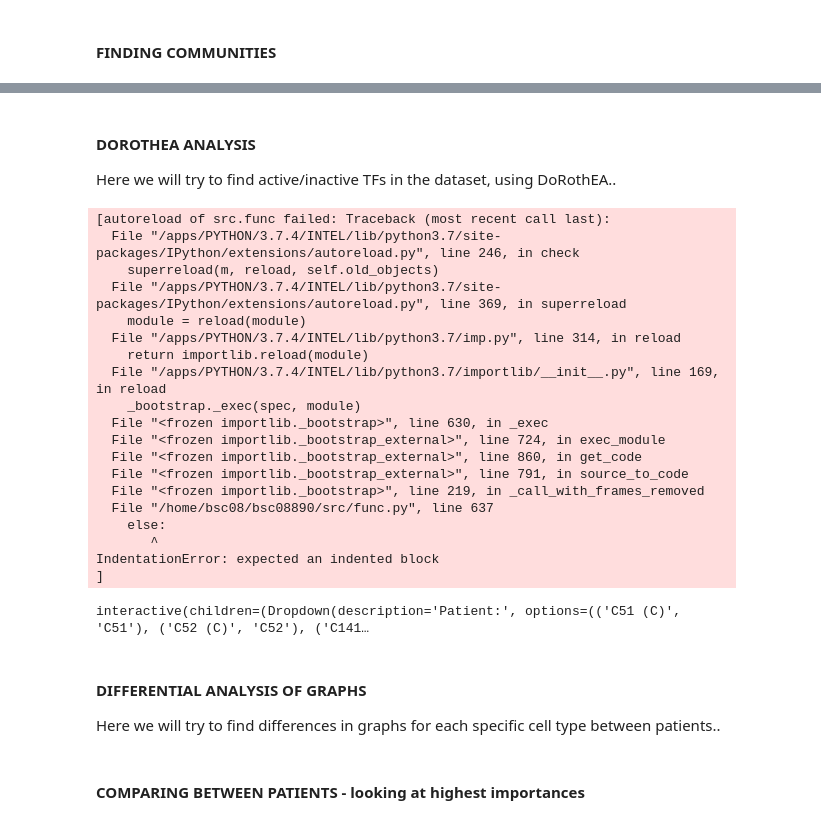
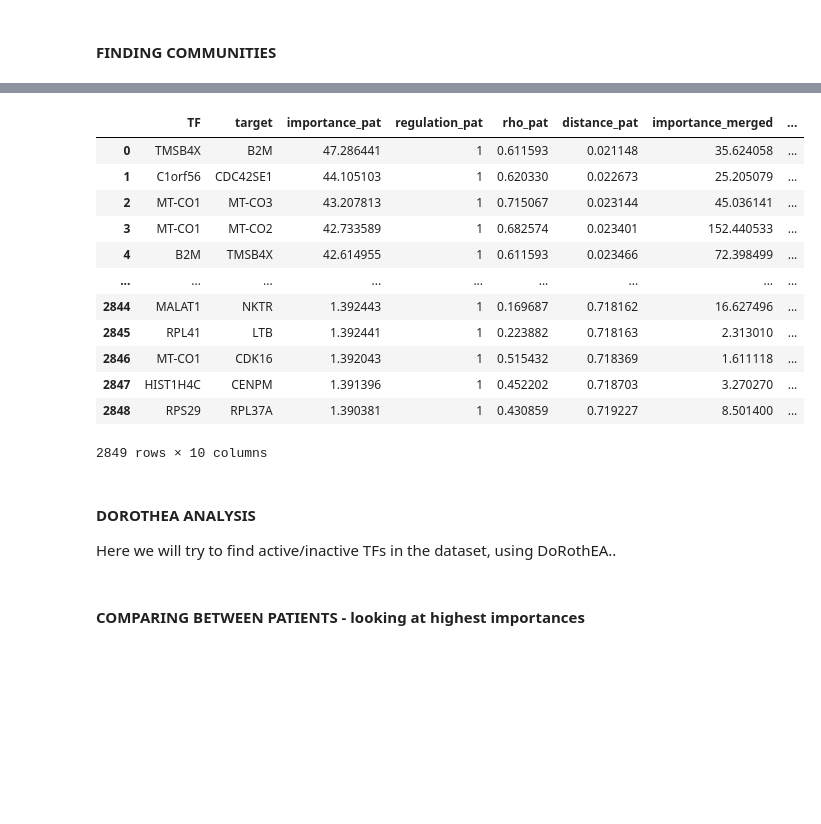
Before and after one commit to masyahook/scGRN, a Jupyter notebook: jupyter/GRN_inference.ipynb, the cells around one changed output, grey strips where cells are left out. Cells and saved outputs as stored; diff of their text form; code cells hidden in the pictures; blank space fills up the shorter version.

```diff
--- a/jupyter/GRN_inference.ipynb
+++ b/jupyter/GRN_inference.ipynb
@@ -1115,3 +1234,19 @@ Wall time: 71.9 ms
+# %%
+adj_list_pat.merge(adj_list_merged, on=['TF', 'target'], how='inner', suffixes=('_pat', '_merged'))
+# %% [output]
+|  | TF | target | importance_pat | regulation_pat | rho_pat | distance_pat | importance_merged | ... |
+| 0 | TMSB4X | B2M | 47.286441 | 1 | 0.611593 | 0.021148 | 35.624058 | ... |
+| 1 | C1orf56 | CDC42SE1 | 44.105103 | 1 | 0.620330 | 0.022673 | 25.205079 | ... |
+| 2 | MT-CO1 | MT-CO3 | 43.207813 | 1 | 0.715067 | 0.023144 | 45.036141 | ... |
+| 3 | MT-CO1 | MT-CO2 | 42.733589 | 1 | 0.682574 | 0.023401 | 152.440533 | ... |
+| 4 | B2M | TMSB4X | 42.614955 | 1 | 0.611593 | 0.023466 | 72.398499 | ... |
+| ... | ... | ... | ... | ... | ... | ... | ... | ... |
+| 2844 | MALAT1 | NKTR | 1.392443 | 1 | 0.169687 | 0.718162 | 16.627496 | ... |
+| 2845 | RPL41 | LTB | 1.392441 | 1 | 0.223882 | 0.718163 | 2.313010 | ... |
+| 2846 | MT-CO1 | CDK16 | 1.392043 | 1 | 0.515432 | 0.718369 | 1.611118 | ... |
+| 2847 | HIST1H4C | CENPM | 1.391396 | 1 | 0.452202 | 0.718703 | 3.270270 | ... |
+| 2848 | RPS29 | RPL37A | 1.390381 | 1 | 0.430859 | 0.719227 | 8.501400 | ... |
+2849 rows × 10 columns
 # %% [markdown]
 #### DOROTHEA ANALYSIS
 Here we will try to find active/inactive TFs in the dataset, using DoRothEA..
@@ -1129,7 +1264,7 @@ def get_active_tfs(pat, data, save_fig):
     data_title = _ALL_TITLES[pat][_ALL_FILE_PREFIXES[pat].index(data)]
 
     # Getting the DoRothEA matrix
-    dorothea_mat = get_dorothea_mat(pat, data)
+    dorothea_mat = get_dorothea_mat(data, pat)
     #adj_list = get_adj_list(data, data_type, pat=pat)
     #G = get_nx_graph(data, data_type, pat=pat)
 
@@ -1173,27 +1308,3 @@ widget = interactive(
     save_fig=[False, True]
 )
 display(widget)
-# %% [output]
-[autoreload of src.func failed: Traceback (most recent call last):
-  File "/apps/PYTHON/3.7.4/INTEL/lib/python3.7/site-packages/IPython/extensions/autoreload.py", line 246, in check
-    superreload(m, reload, self.old_objects)
-  File "/apps/PYTHON/3.7.4/INTEL/lib/python3.7/site-packages/IPython/extensions/autoreload.py", line 369, in superreload
-    module = reload(module)
-  File "/apps/PYTHON/3.7.4/INTEL/lib/python3.7/imp.py", line 314, in reload
-    return importlib.reload(module)
-  File "/apps/PYTHON/3.7.4/INTEL/lib/python3.7/importlib/__init__.py", line 169, in reload
-    _bootstrap._exec(spec, module)
-  File "<frozen importlib._bootstrap>", line 630, in _exec
-  File "<frozen importlib._bootstrap_external>", line 724, in exec_module
-  File "<frozen importlib._bootstrap_external>", line 860, in get_code
-  File "<frozen importlib._bootstrap_external>", line 791, in source_to_code
-  File "<frozen importlib._bootstrap>", line 219, in _call_with_frames_removed
-  File "/home/bsc08/bsc08890/src/func.py", line 637
-    else:
-       ^
-IndentationError: expected an indented block
-]
-interactive(children=(Dropdown(description='Patient:', options=(('C51 (C)', 'C51'), ('C52 (C)', 'C52'), ('C141…
-# %% [markdown]
-#### DIFFERENTIAL ANALYSIS OF GRAPHS
-Here we will try to find differences in graphs for each specific cell type between patients..
```
Also changed, not shown: parts of 18 cells of this notebook, 4 other files.
